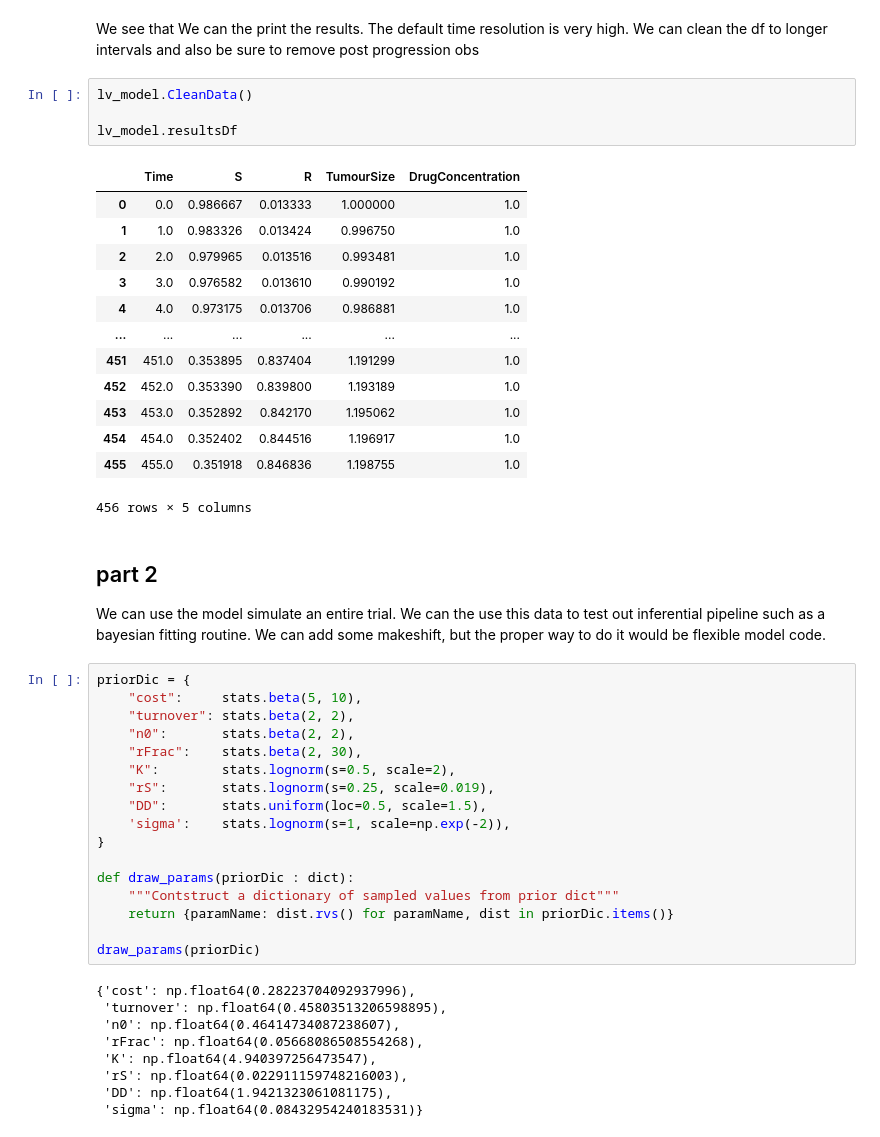
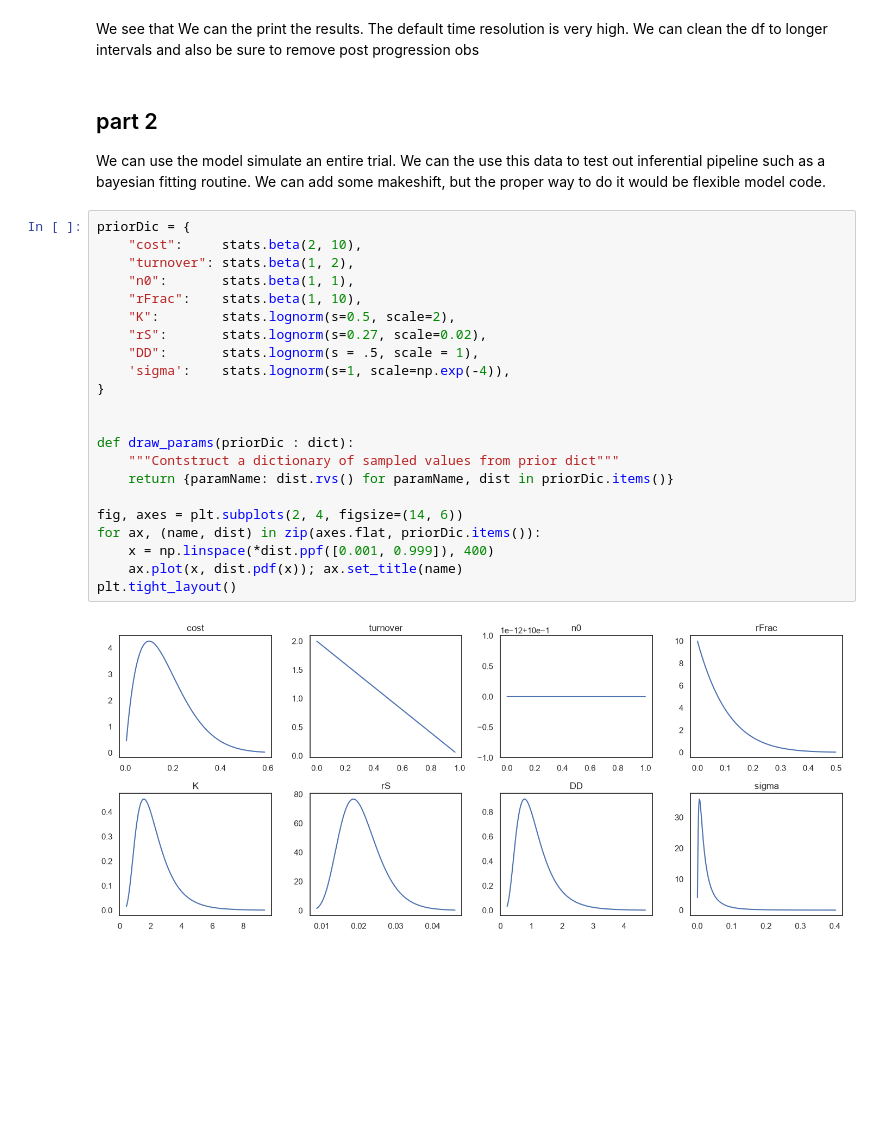
Before and after one commit to emilfrej/biomarker_uncertainty, a Jupyter notebook: python/genertate_synth_AT_trial_data.ipynb, the cells around one changed output. Drawn from its saved outputs; the diff is of its cells as text; blank space fills up the shorter version.

Commit message:
generating trial level data

```diff
--- a/python/genertate_synth_AT_trial_data.ipynb
+++ b/python/genertate_synth_AT_trial_data.ipynb
@@ -51,50 +50,30 @@ lv_model.resultsDf
 # %% [markdown]
 We see that We can the print the results. The default time resolution is very high. We can clean the df to longer intervals and also be sure to remove post progression obs
-# %%
-lv_model.CleanData()
-
-lv_model.resultsDf
-# %% [output]
-|  | Time | S | R | TumourSize | DrugConcentration |
-| 0 | 0.0 | 0.986667 | 0.013333 | 1.000000 | 1.0 |
-| 1 | 1.0 | 0.983326 | 0.013424 | 0.996750 | 1.0 |
-| 2 | 2.0 | 0.979965 | 0.013516 | 0.993481 | 1.0 |
-| 3 | 3.0 | 0.976582 | 0.013610 | 0.990192 | 1.0 |
-| 4 | 4.0 | 0.973175 | 0.013706 | 0.986881 | 1.0 |
-| ... | ... | ... | ... | ... | ... |
-| 451 | 451.0 | 0.353895 | 0.837404 | 1.191299 | 1.0 |
-| 452 | 452.0 | 0.353390 | 0.839800 | 1.193189 | 1.0 |
-| 453 | 453.0 | 0.352892 | 0.842170 | 1.195062 | 1.0 |
-| 454 | 454.0 | 0.352402 | 0.844516 | 1.196917 | 1.0 |
-| 455 | 455.0 | 0.351918 | 0.846836 | 1.198755 | 1.0 |
-456 rows × 5 columns
 # %% [markdown]
 ## part 2
 We can use the model simulate an entire trial. We can the use this data to test out inferential pipeline such as a bayesian fitting routine. We can add some makeshift, but the proper way to do it would be flexible model code.
 # %%
 priorDic = {
-    "cost":     stats.beta(5, 10),
-    "turnover": stats.beta(2, 2),
-    "n0":       stats.beta(2, 2),
-    "rFrac":    stats.beta(2, 30),
+    "cost":     stats.beta(2, 10),
+    "turnover": stats.beta(1, 2),
+    "n0":       stats.beta(1, 1),
+    "rFrac":    stats.beta(1, 10),
     "K":        stats.lognorm(s=0.5, scale=2),
-    "rS":       stats.lognorm(s=0.25, scale=0.019),
-    "DD":       stats.uniform(loc=0.5, scale=1.5),
-    'sigma':    stats.lognorm(s=1, scale=np.exp(-2)),
+    "rS":       stats.lognorm(s=0.27, scale=0.02),
+    "DD":       stats.lognorm(s = .5, scale = 1),
+    'sigma':    stats.lognorm(s=1, scale=np.exp(-4)),
 }
+
 
 def draw_params(priorDic : dict):
     """Contstruct a dictionary of sampled values from prior dict"""
     return {paramName: dist.rvs() for paramName, dist in priorDic.items()}
 
-draw_params(priorDic)
+fig, axes = plt.subplots(2, 4, figsize=(14, 6))
+for ax, (name, dist) in zip(axes.flat, priorDic.items()):
+    x = np.linspace(*dist.ppf([0.001, 0.999]), 400)
+    ax.plot(x, dist.pdf(x)); ax.set_title(name)
+plt.tight_layout()
 # %% [output]
-{'cost': np.float64(0.28223704092937996),
- 'turnover': np.float64(0.45803513206598895),
- 'n0': np.float64(0.46414734087238607),
- 'rFrac': np.float64(0.05668086508554268),
- 'K': np.float64(4.940397256473547),
- 'rS': np.float64(0.022911159748216003),
- 'DD': np.float64(1.9421323061081175),
- 'sigma': np.float64(0.08432954240183531)}
+[figure, added]
 # %%
```
Also changed, not shown: parts of 9 cells of this notebook, 8 other files.
